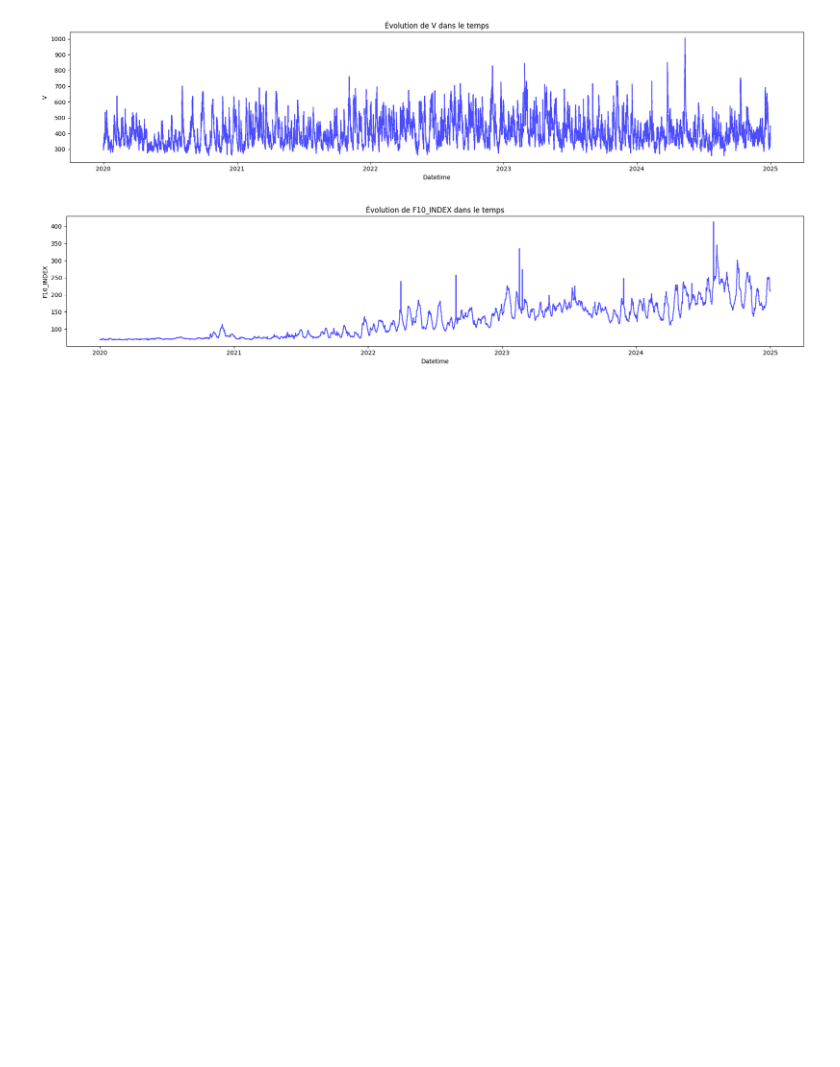
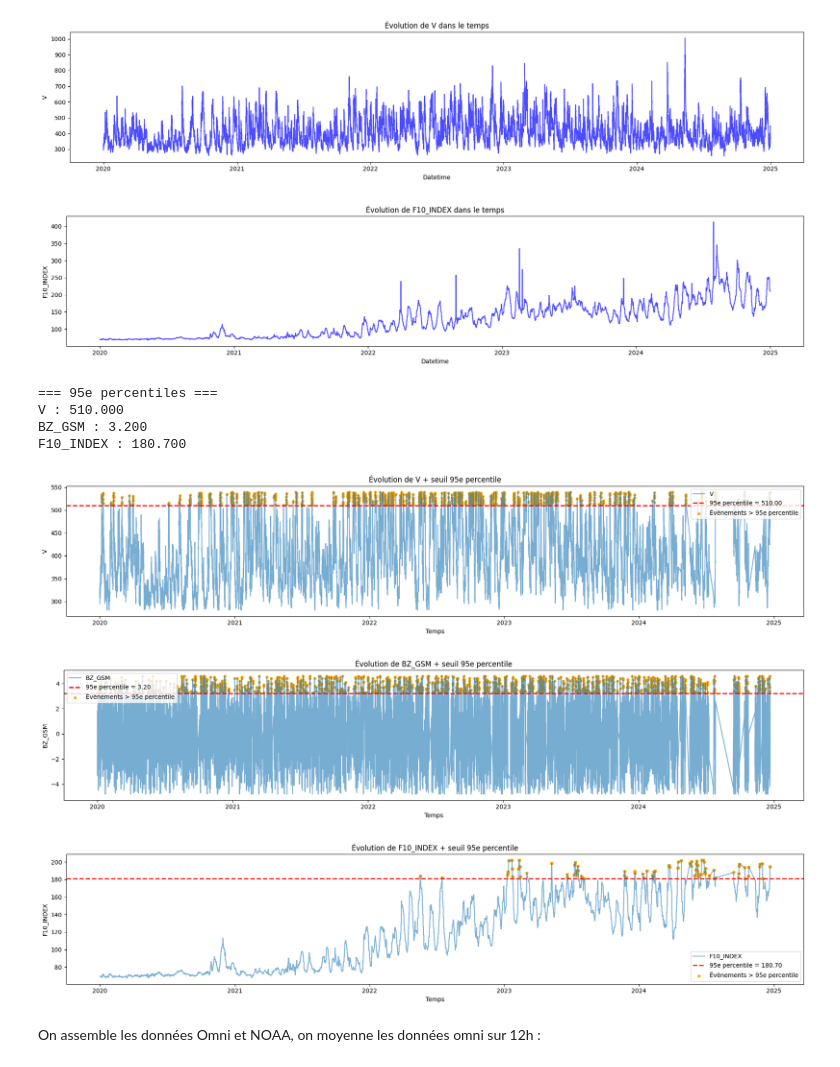
Before and after one commit to zomboky/space-data, a Jupyter notebook: main.ipynb, the cells around one changed output. Saved outputs shown, nothing was run; the diff lists cells and outputs as text; code cells hidden in the pictures; blank space fills up the shorter version.

```diff
--- a/main.ipynb
+++ b/main.ipynb
@@ -561,7 +561,7 @@ DatetimeIndex(['2020-01-01 00:00:00', '2020-01-01 01:00:00',
 # %%
 from scipy import stats
 
-sig = 2
+sig = 1.5
 
 z_scores_V = np.abs(stats.zscore(df_omni_clean['V']))
 omni_outliers = df_omni_clean[z_scores_V > sig]
@@ -619,3 +619,48 @@ for col in cols:
 [figure]
 [figure]
 [figure]
+# %%
+# Colonnes à analyser
+cols = ["V", "BZ_GSM", "F10_INDEX"]
+
+# Calcul des percentiles
+percentiles = {col: df_omni_filtered[col].quantile(0.95) for col in cols}
+
+# Affichage des stats
+print("=== 95e percentiles ===")
+for col, p95 in percentiles.items():
+    print(f"{col} : {p95:.3f}")
+
+# Tracer
+for col in cols:
+    p95 = percentiles[col]
+
+    plt.figure(figsize=(18,4))
+    plt.plot(df_omni_filtered.index, df_omni_filtered[col], label=col, alpha=0.6)
+
+    # Ligne horizontale = seuil du 95e percentile
+    plt.axhline(p95, color='red', linestyle='--', linewidth=2,
+                label=f"95e percentile = {p95:.2f}")
+
+    # Points > seuil (évènements)
+    mask = df_omni_filtered[col] > p95
+    plt.scatter(df_omni_filtered.index[mask],
+                df_omni_filtered[col][mask],
+                color='orange', s=15, label='Évènements > 95e percentile')
+
+    plt.title(f"Évolution de {col} + seuil 95e percentile")
+    plt.xlabel("Temps")
+    plt.ylabel(col)
+    plt.legend()
+    plt.tight_layout()
+    plt.show()
+# %% [output]
+=== 95e percentiles ===
+V : 510.000
+BZ_GSM : 3.200
+F10_INDEX : 180.700
+[figure, added]
+[figure, added]
+[figure, added]
+# %% [markdown]
+On assemble les données Omni et NOAA, on moyenne les données omni sur 12h :
```
Also changed, not shown: parts of 14 cells of this notebook, 2 other files.
